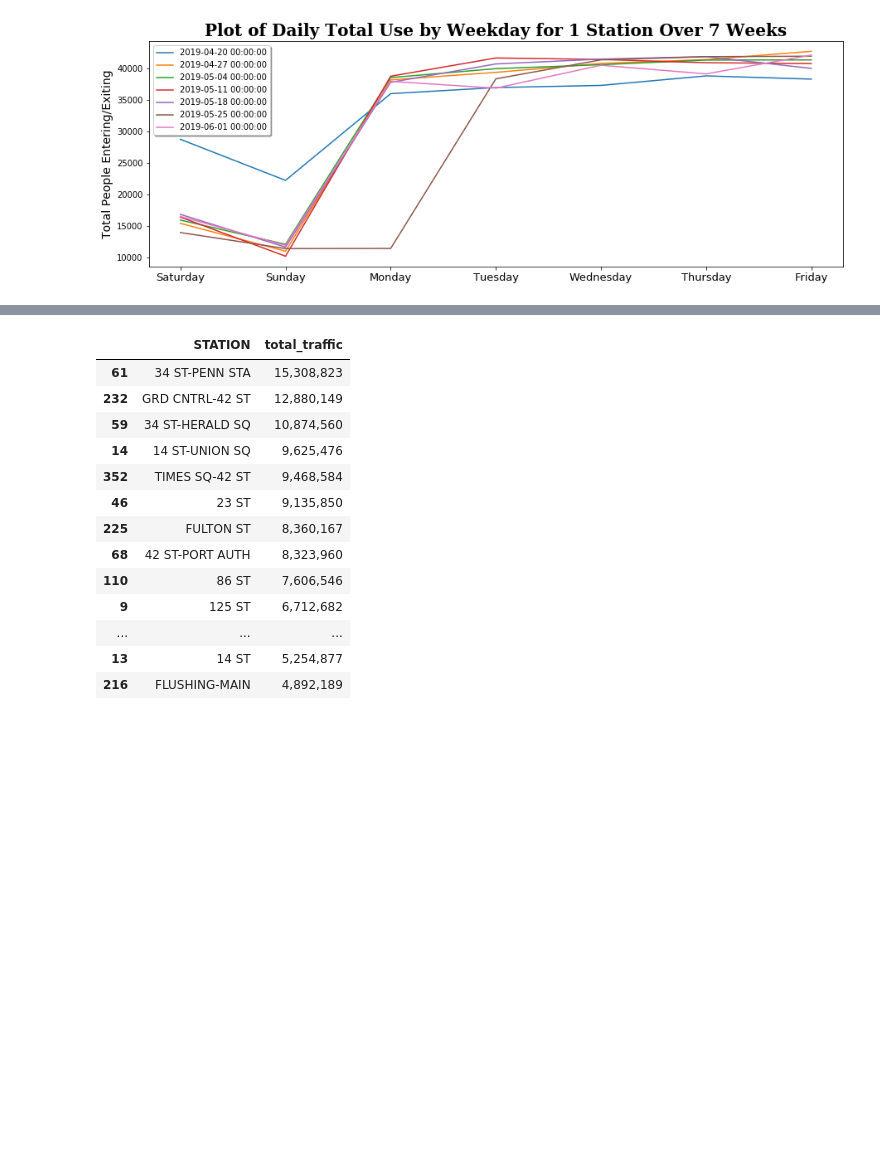
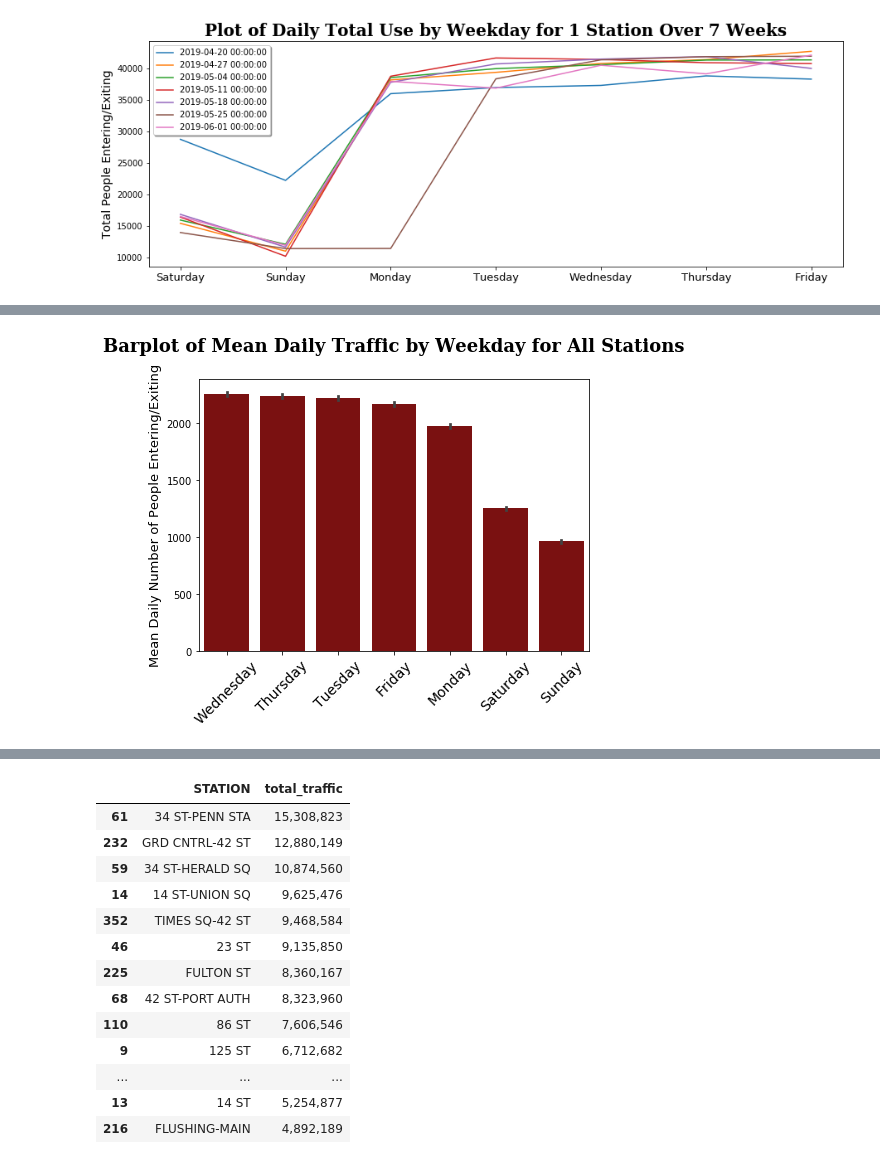
Before and after one commit to peterilhardt/MTA_turnstiles, a Jupyter notebook: data_visualization.ipynb, the cells around one changed output, grey strips where cells are left out. Drawn from its saved outputs; the diff is of its cells as text; code cells hidden in the pictures; blank space fills up the shorter version.

```diff
--- a/data_visualization.ipynb
+++ b/data_visualization.ipynb
@@ -104,0 +133,16 @@ plt.close()
+# %%
+by_weekday = by_day.groupby('weekday').mean().sort_values('total_traffic', ascending = False)
+
+plt.figure(figsize=(7,5))
+bar = sns.barplot('weekday', 'total_traffic', data = by_day, color = 'darkred', order = by_weekday.index)
+bar.set_xticklabels(bar.get_xticklabels(),rotation=45, fontsize = 14)
+plt.ylabel('Mean Daily Number of People Entering/Exiting', fontsize = 13)
+plt.xlabel('')
+plt.title('Barplot of Mean Daily Traffic by Weekday for All Stations',
+          family = 'Serif', fontsize = 18, weight = 'bold', y = 1.08)
+
+plt.savefig('Weekday_Means.png', dpi = 1000, bbox_inches = 'tight')
+plt.show()
+plt.close()
+# %% [output]
+[figure, added]
```
Also changed, not shown: parts of 6 cells of this notebook, 7 other files.
